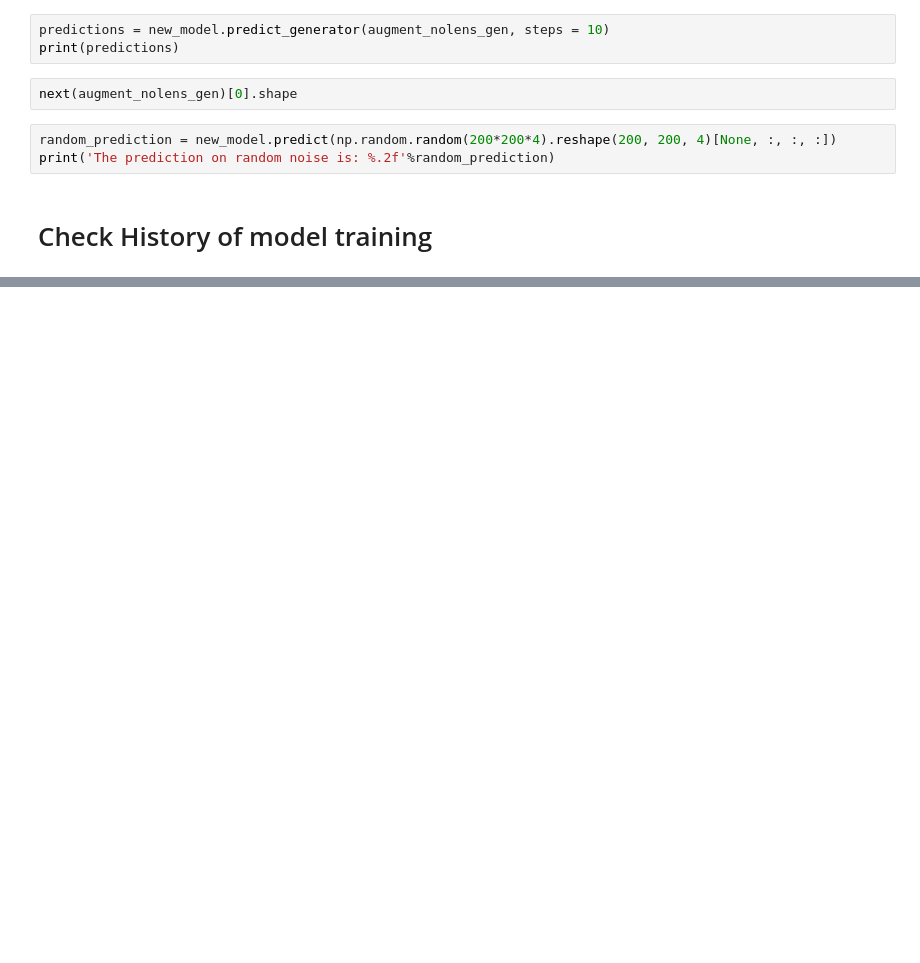
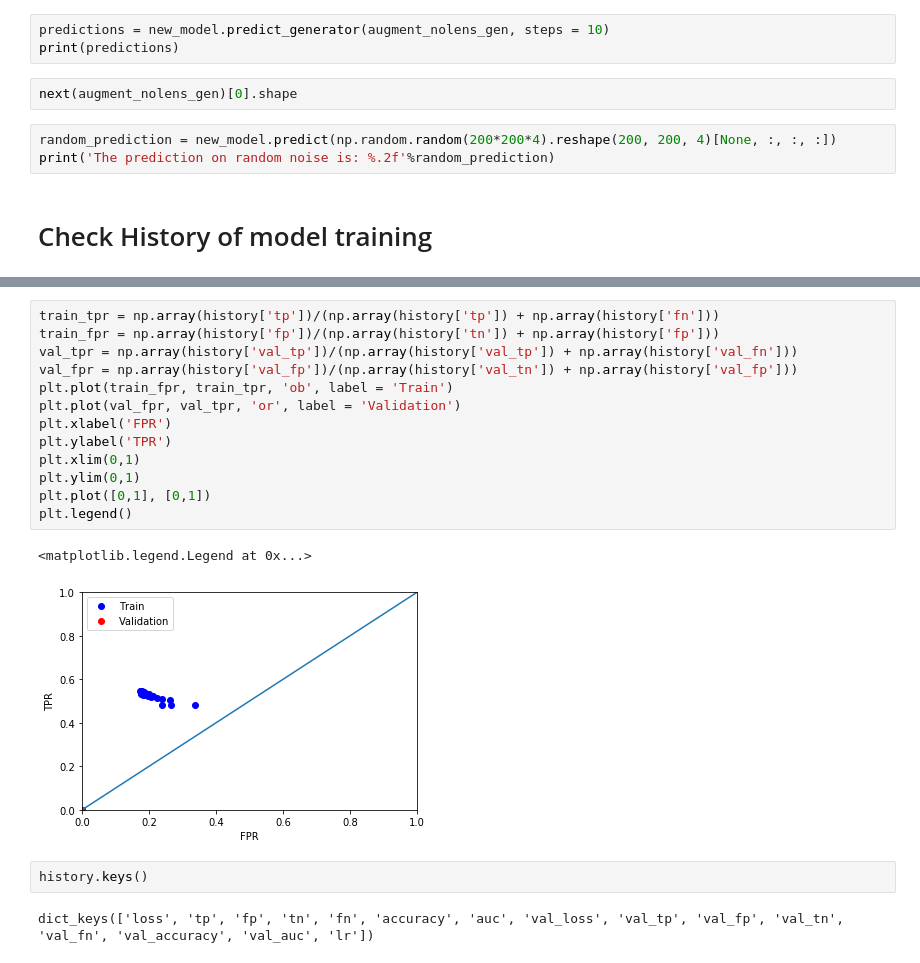
Before and after one commit to dforero0896/gravitational_lens_ml, a Jupyter notebook: src/ipynb/analysis.ipynb, the cells around one changed output, grey strips where cells are left out. Drawn from its saved outputs; the diff is of its cells as text; blank space fills up the shorter version.

```diff
--- a/src/ipynb/analysis.ipynb
+++ b/src/ipynb/analysis.ipynb
@@ -535,0 +758,20 @@ plt.savefig(os,path,join(RESULTS, 'plots/simple_cnn.png'), dpi = 200)
+# %%
+train_tpr = np.array(history['tp'])/(np.array(history['tp']) + np.array(history['fn']))
+train_fpr = np.array(history['fp'])/(np.array(history['tn']) + np.array(history['fp']))
+val_tpr = np.array(history['val_tp'])/(np.array(history['val_tp']) + np.array(history['val_fn']))
+val_fpr = np.array(history['val_fp'])/(np.array(history['val_tn']) + np.array(history['val_fp']))
+plt.plot(train_fpr, train_tpr, 'ob', label = 'Train')
+plt.plot(val_fpr, val_tpr, 'or', label = 'Validation')
+plt.xlabel('FPR')
+plt.ylabel('TPR')
+plt.xlim(0,1)
+plt.ylim(0,1)
+plt.plot([0,1], [0,1])
+plt.legend()
+# %% [output]
+<matplotlib.legend.Legend at 0x...>
+[figure, added]
+# %%
+history.keys()
+# %% [output]
+dict_keys(['loss', 'tp', 'fp', 'tn', 'fn', 'accuracy', 'auc', 'val_loss', 'val_tp', 'val_fp', 'val_tn', 'val_fn', 'val_accuracy', 'val_auc', 'lr'])
```
Also changed, not shown: parts of 23 cells of this notebook, 2 other files.
